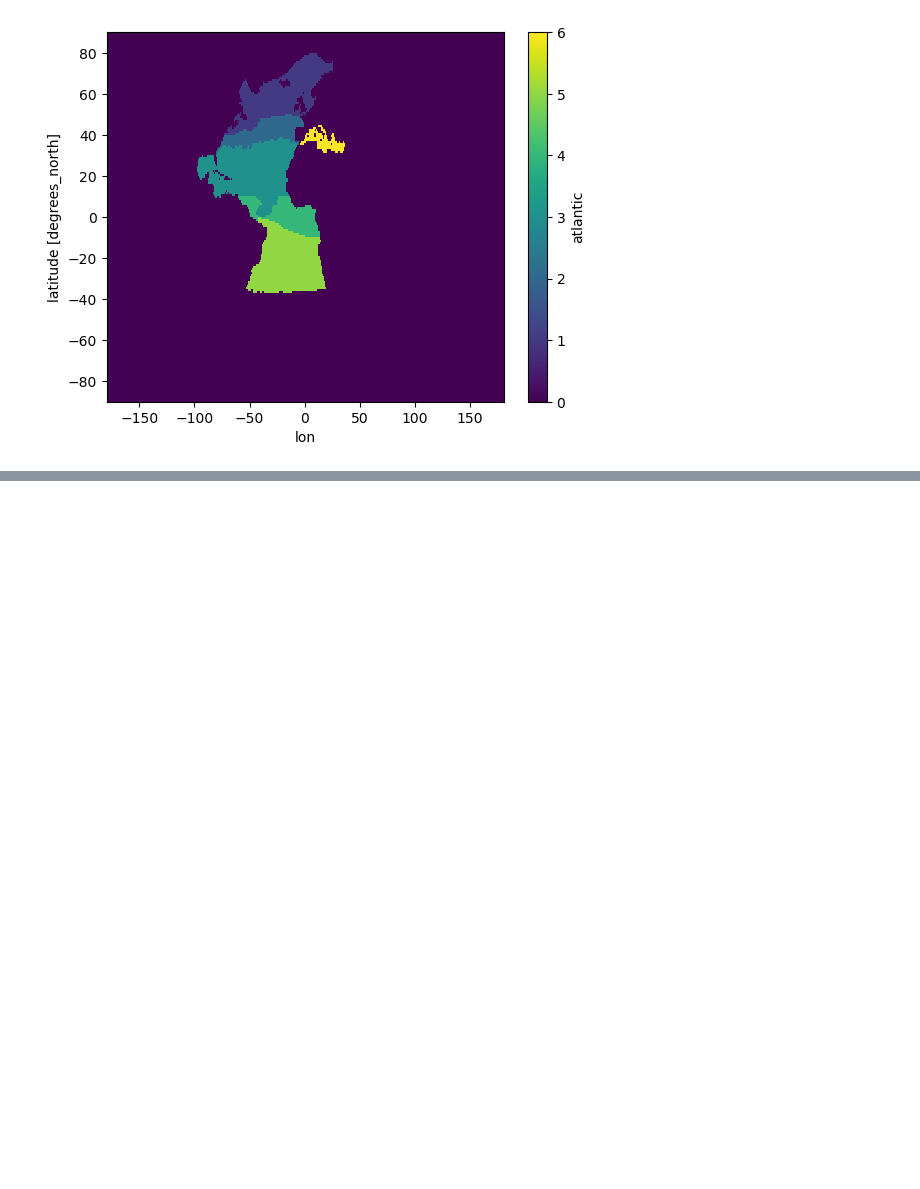
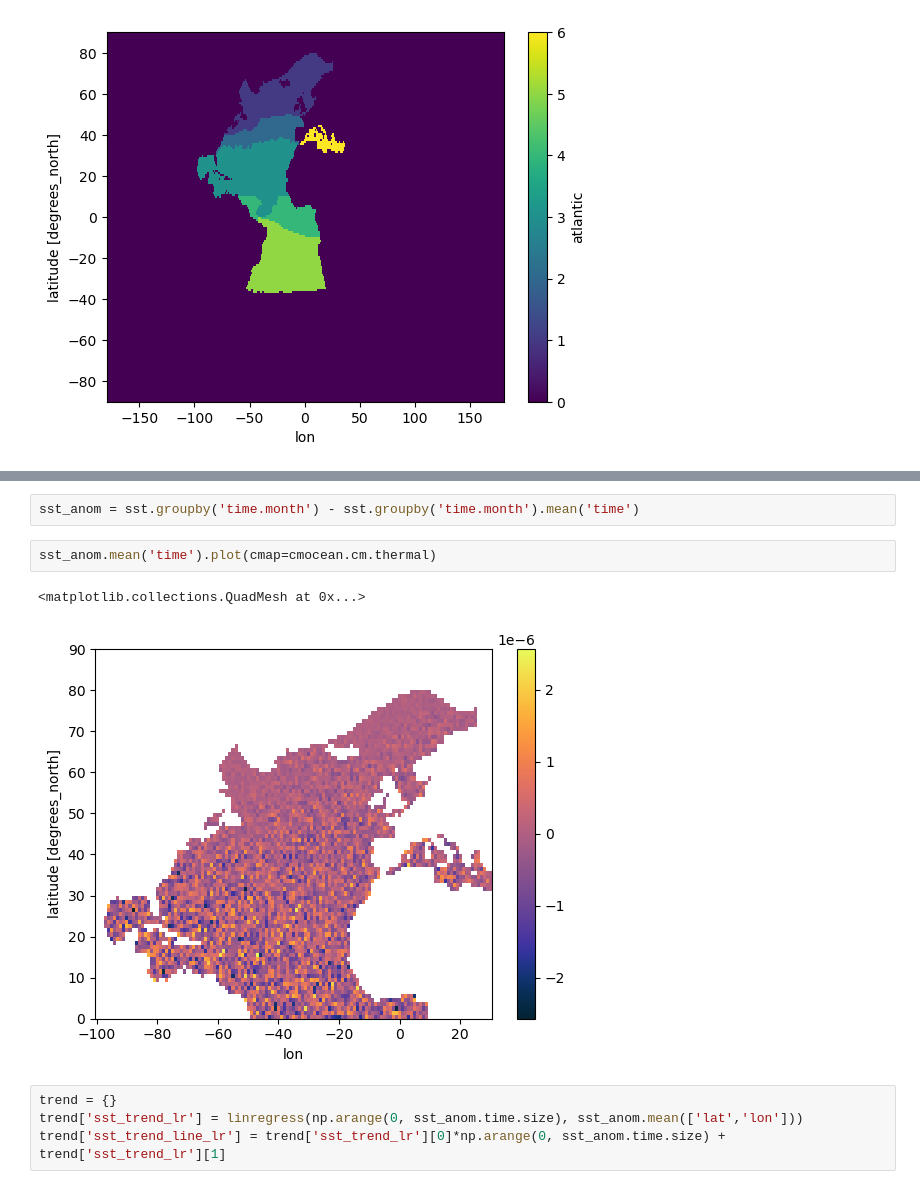
Before and after one commit to shanicetbailey/MHW-gfdl, a Jupyter notebook: amo-index.ipynb, the cells around one changed output, grey strips where cells are left out. Saved outputs shown, nothing was run; the diff lists cells and outputs as text; blank space fills up the shorter version.

```diff
--- a/amo-index.ipynb
+++ b/amo-index.ipynb
@@ -253,0 +172,11 @@ plt.grid()
+# %%
+sst_anom = sst.groupby('time.month') - sst.groupby('time.month').mean('time')
+# %%
+sst_anom.mean('time').plot(cmap=cmocean.cm.thermal)
+# %% [output]
+<matplotlib.collections.QuadMesh at 0x...>
+[figure, added]
+# %%
+trend = {}
+trend['sst_trend_lr'] = linregress(np.arange(0, sst_anom.time.size), sst_anom.mean(['lat','lon']))
+trend['sst_trend_line_lr'] = trend['sst_trend_lr'][0]*np.arange(0, sst_anom.time.size) + trend['sst_trend_lr'][1]
```
Also changed, not shown: parts of 32 cells of this notebook.
